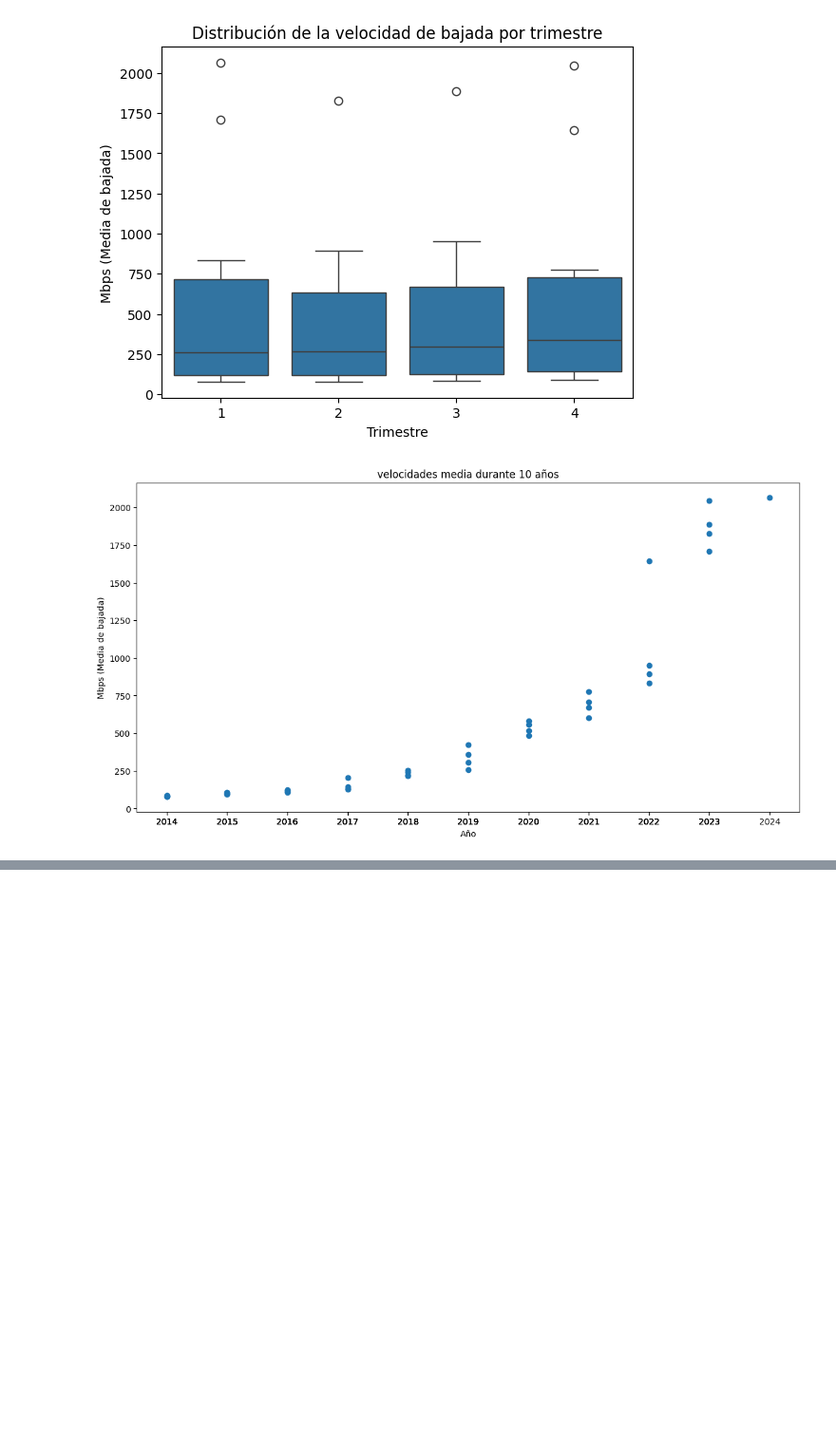
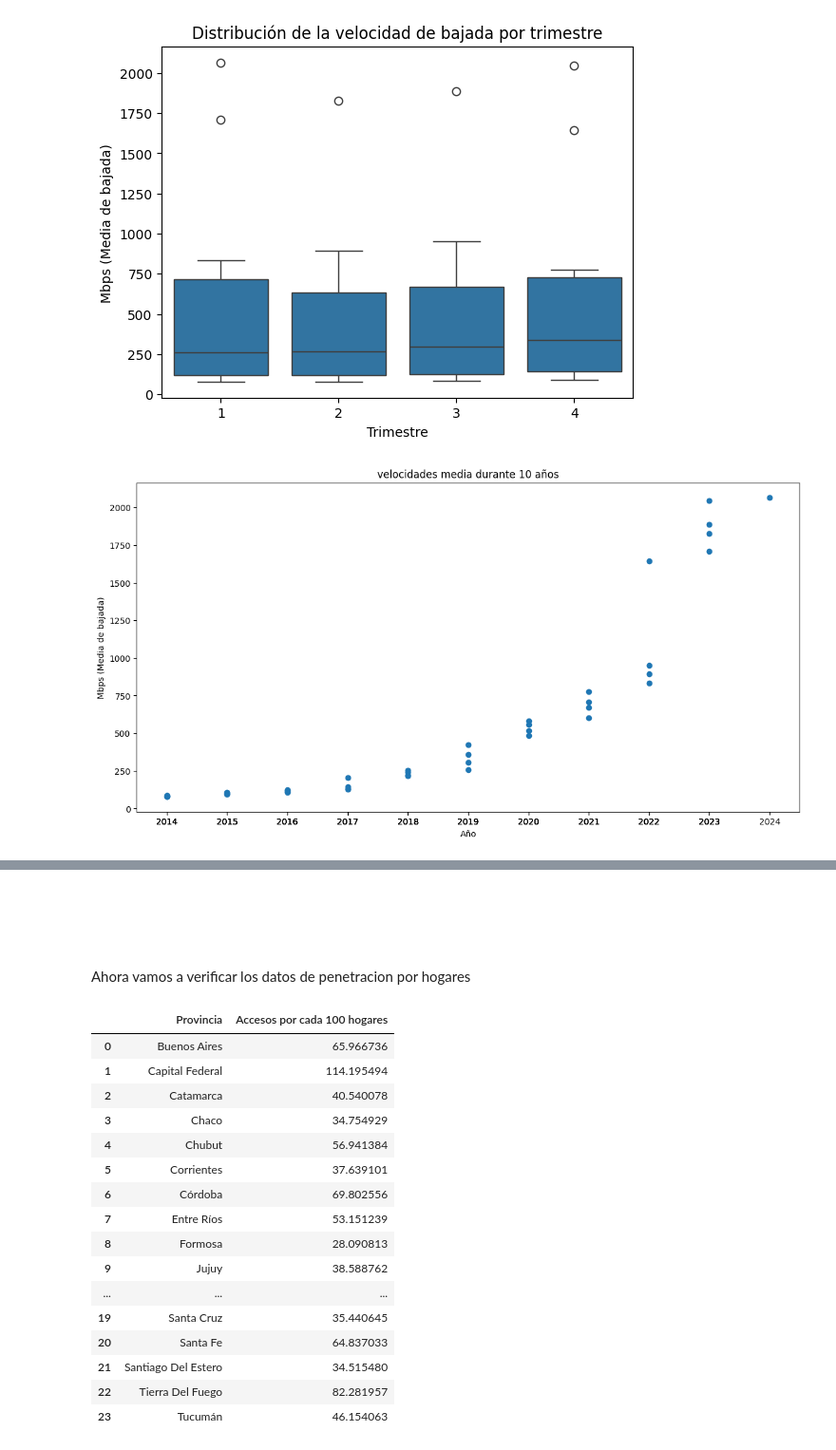
Before and after one commit to matiasbarriosled/PiDa, a Jupyter notebook: eda/eda.ipynb, the cells around one changed output, grey strips where cells are left out. Shown at 95% size. Drawn from its saved outputs; the diff is of its cells as text; code cells hidden in the pictures; blank space fills up the shorter version.

```diff
--- a/eda/eda.ipynb
+++ b/eda/eda.ipynb
@@ -522,2 +522,8 @@ Esta buenisimo ver esto, cada ultimo trimestre comienza a haber mas actividad se
 # %%
 VMD.to_excel("../data/processed/vmd.xlsx")
+# %% [markdown]
+###
+# %% [markdown]
+###
+# %% [markdown]
+Ahora vamos a verificar los datos de penetracion por hogares
@@ -523,0 +533,22 @@ VMD.to_excel("../data/processed/vmd.xlsx")
+# %%
+p_provincias = p_hogares.groupby(['Provincia']).mean().reset_index()
+p_provincias.drop(["Trimestre","Año"],axis=1,inplace=True)
+p_provincias
+# %% [output]
+|  | Provincia | Accesos por cada 100 hogares |
+| 0 | Buenos Aires | 65.966736 |
+| 1 | Capital Federal | 114.195494 |
+| 2 | Catamarca | 40.540078 |
+| 3 | Chaco | 34.754929 |
+| 4 | Chubut | 56.941384 |
+| 5 | Corrientes | 37.639101 |
+| 6 | Córdoba | 69.802556 |
+| 7 | Entre Ríos | 53.151239 |
+| 8 | Formosa | 28.090813 |
+| 9 | Jujuy | 38.588762 |
+| ... | ... | ... |
+| 19 | Santa Cruz | 35.440645 |
+| 20 | Santa Fe | 64.837033 |
+| 21 | Santiago Del Estero | 34.515480 |
+| 22 | Tierra Del Fuego | 82.281957 |
+| 23 | Tucumán | 46.154063 |
```
Also changed, not shown: parts of 5 cells of this notebook, 18 other files.
